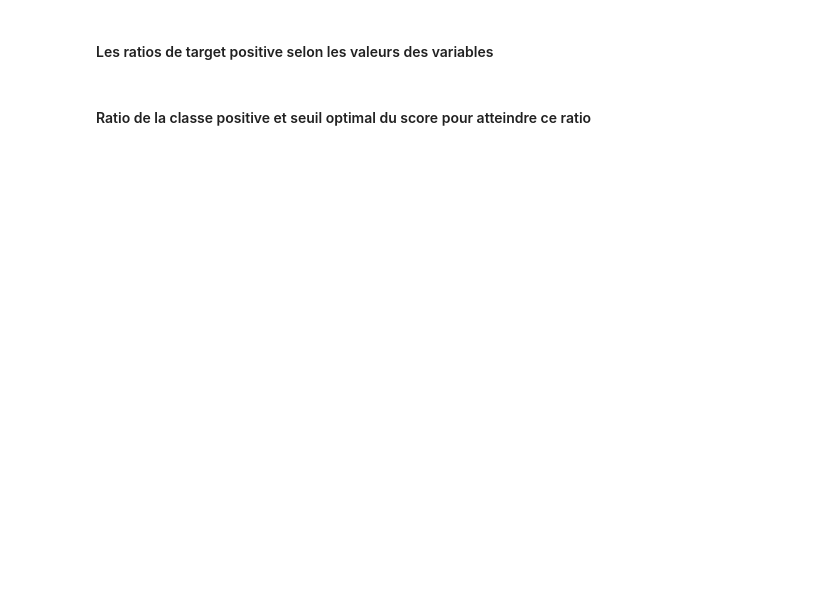
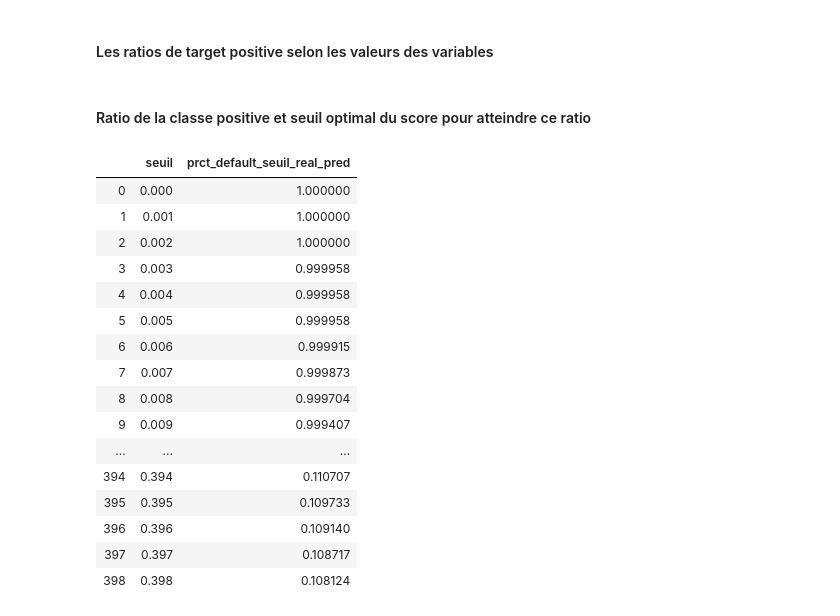
Before and after one commit to pyb-data/credit_scoring, a Jupyter notebook: 5_Model_Training.ipynb, the cells around one changed output. Drawn from its saved outputs; the diff is of its cells as text; code cells hidden in the pictures; blank space fills up the shorter version.

```diff
--- a/5_Model_Training.ipynb
+++ b/5_Model_Training.ipynb
@@ -507,3 +532,23 @@ dump(list(distribRatioNum.values), open('RatioNum_value.pkl','wb'))
 # %%
 dump(ratio_pos, open('ratio_pos.pkl', 'wb'))
 dump(threshold, open('threshold.pkl', 'wb'))
+# %%
+seuil_real_pred_stat
+# %% [output]
+|  | seuil | prct_default_seuil_real_pred |
+| 0 | 0.000 | 1.000000 |
+| 1 | 0.001 | 1.000000 |
+| 2 | 0.002 | 1.000000 |
+| 3 | 0.003 | 0.999958 |
+| 4 | 0.004 | 0.999958 |
+| 5 | 0.005 | 0.999958 |
+| 6 | 0.006 | 0.999915 |
+| 7 | 0.007 | 0.999873 |
+| 8 | 0.008 | 0.999704 |
+| 9 | 0.009 | 0.999407 |
+| ... | ... | ... |
+| 394 | 0.394 | 0.110707 |
+| 395 | 0.395 | 0.109733 |
+| 396 | 0.396 | 0.109140 |
+| 397 | 0.397 | 0.108717 |
+| 398 | 0.398 | 0.108124 |
```
Also changed, not shown: parts of 11 cells of this notebook, 3 other files.
